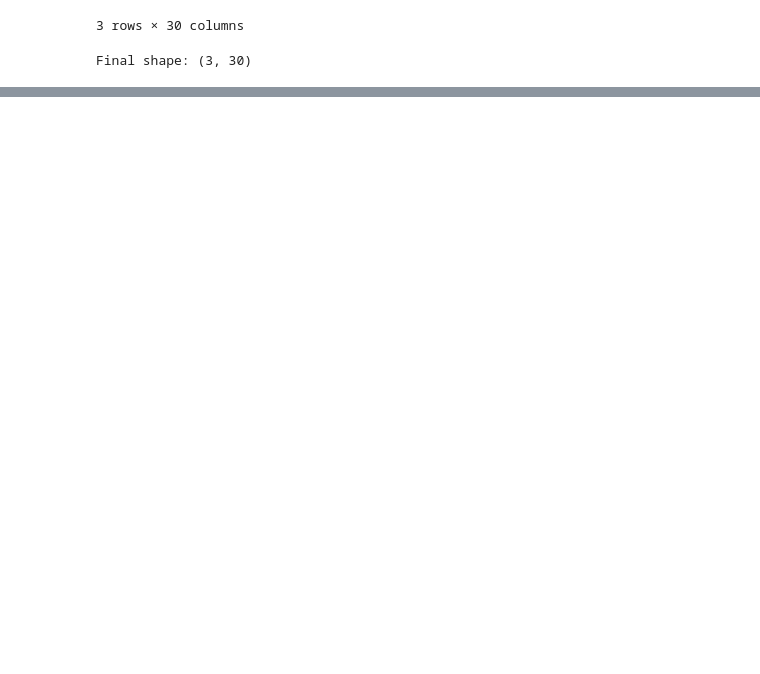
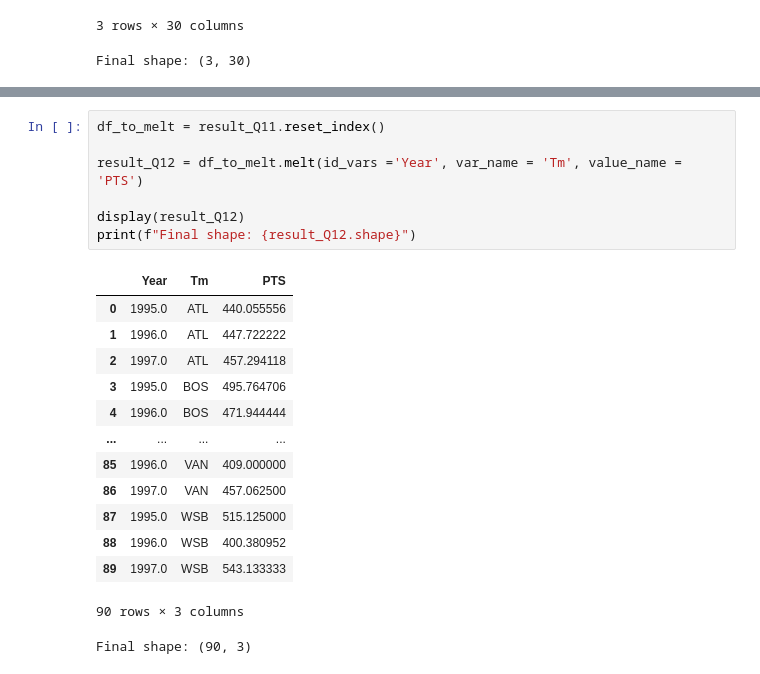
Before and after one commit to 97Peipei/QMSS-GR5072-Spring2026-HWs, a Jupyter notebook: homework-2-main/Submissions/ph2736-HU PEIPEI/HW02.ipynb, the cells around one changed output, grey strips where cells are left out. Saved outputs shown, nothing was run; the diff lists cells and outputs as text; blank space fills up the shorter version.

```diff
--- a/homework-2-main/Submissions/ph2736-HU PEIPEI/HW02.ipynb
+++ b/homework-2-main/Submissions/ph2736-HU PEIPEI/HW02.ipynb
@@ -272,0 +276,22 @@ Final shape: (3, 30)
+# %%
+df_to_melt = result_Q11.reset_index()
+
+result_Q12 = df_to_melt.melt(id_vars ='Year', var_name = 'Tm', value_name = 'PTS')
+
+display(result_Q12)
+print(f"Final shape: {result_Q12.shape}")
+# %% [output]
+|  | Year | Tm | PTS |
+| 0 | 1995.0 | ATL | 440.055556 |
+| 1 | 1996.0 | ATL | 447.722222 |
+| 2 | 1997.0 | ATL | 457.294118 |
+| 3 | 1995.0 | BOS | 495.764706 |
+| 4 | 1996.0 | BOS | 471.944444 |
+| ... | ... | ... | ... |
+| 85 | 1996.0 | VAN | 409.000000 |
+| 86 | 1997.0 | VAN | 457.062500 |
+| 87 | 1995.0 | WSB | 515.125000 |
+| 88 | 1996.0 | WSB | 400.380952 |
+| 89 | 1997.0 | WSB | 543.133333 |
+90 rows × 3 columns
+Final shape: (90, 3)
```
Also changed, not shown: parts of 1 cell of this notebook.
